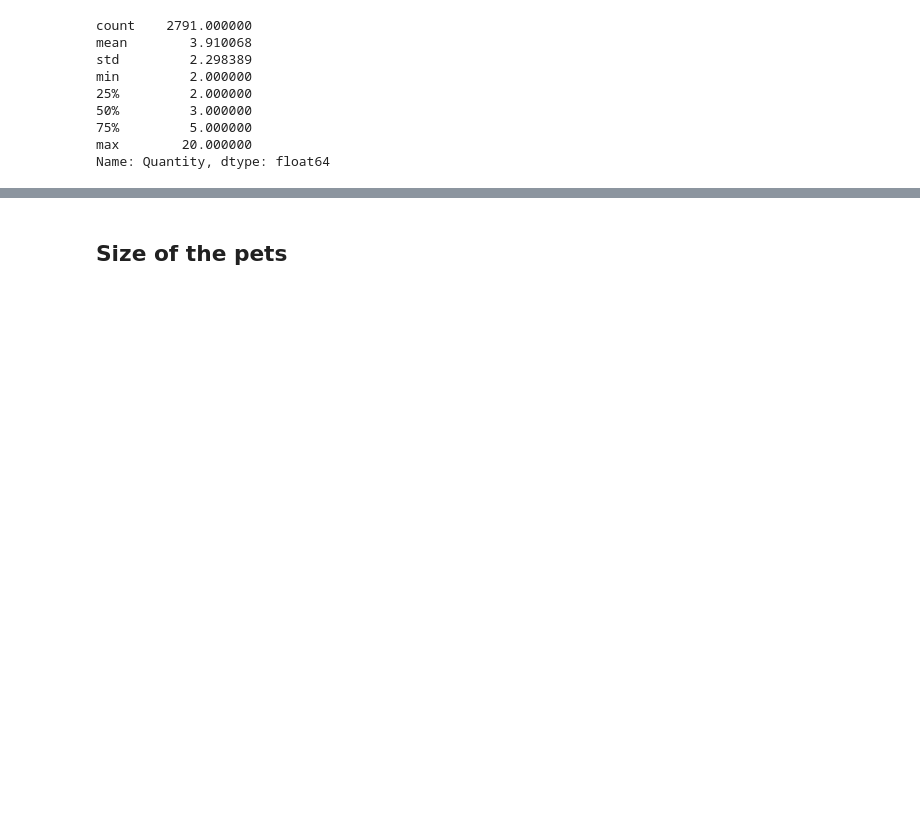
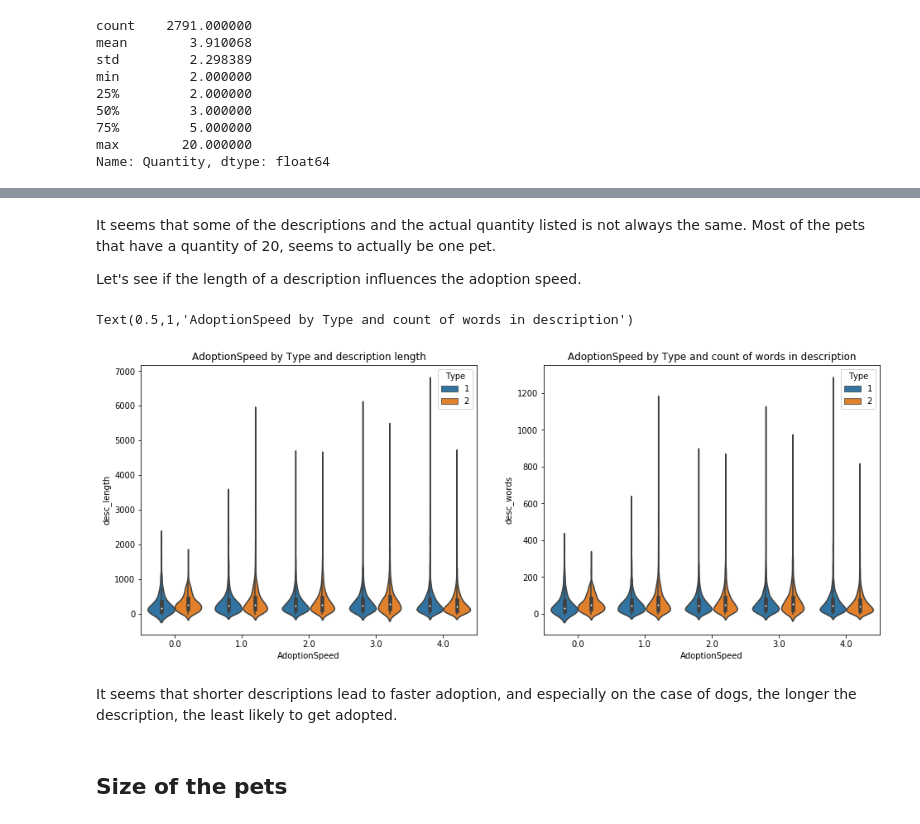
Before and after one commit to MelissieP/animal-adoption-prediction, a Jupyter notebook: DataExploration.ipynb, the cells around one changed output, grey strips where cells are left out. Drawn from its saved outputs; the diff is of its cells as text; code cells hidden in the pictures; blank space fills up the shorter version.

```diff
--- a/DataExploration.ipynb
+++ b/DataExploration.ipynb
@@ -378,3 +388,25 @@ On average, there are 4 animals that are listed as a group to be adopted. There'
+# %% [markdown]
+It seems that some of the descriptions and the actual quantity listed is not always the same. Most of the pets that have a quantity of 20, seems to actually be one pet.
+
+Let's see if the length of a description influences the adoption speed.
+# %%
+all_data["Description"] = all_data["Description"].fillna("")
+all_data["desc_length"] = all_data["Description"].apply(lambda x: len(x))
+all_data["desc_words"] = all_data["Description"].apply(lambda x: len(x.split()))
+
+plt.figure(figsize=(16, 6))
+plt.subplot(1, 2, 1)
+sns.violinplot(x="AdoptionSpeed", y="desc_length", hue="Animal_Type", data=all_data)
+plt.title("AdoptionSpeed by Type and description length")
+
+plt.subplot(1, 2, 2)
+sns.violinplot(x="AdoptionSpeed", y="desc_words", hue="Animal_Type", data=all_data)
+plt.title("AdoptionSpeed by Type and count of words in description")
+# %% [output]
+Text(0.5,1,'AdoptionSpeed by Type and count of words in description')
+[figure, added]
+# %% [markdown]
+It seems that shorter descriptions lead to faster adoption, and especially on the case of dogs, the longer the description, the least likely to get adopted.
 # %% [markdown]
 ## Size of the pets
 # %% [markdown]
```
Also changed, not shown: parts of 54 cells of this notebook, 1 other file.
